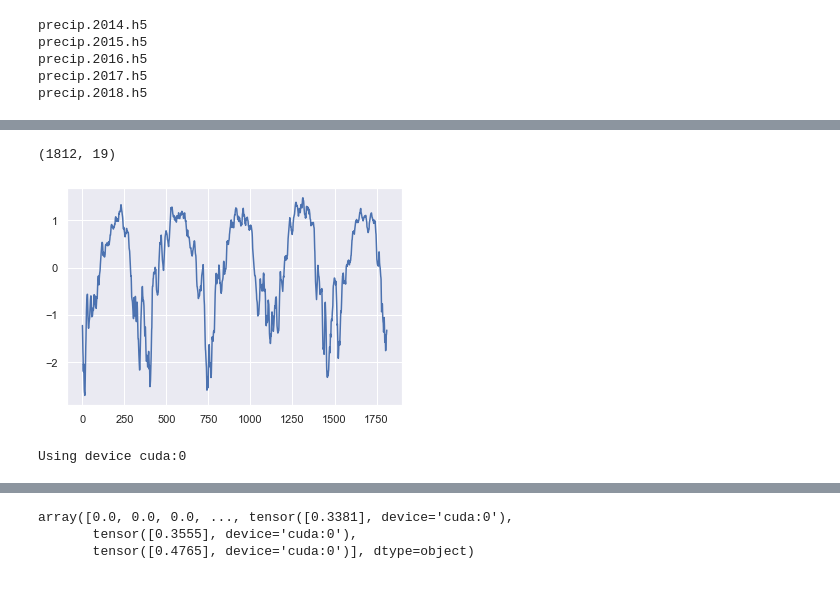
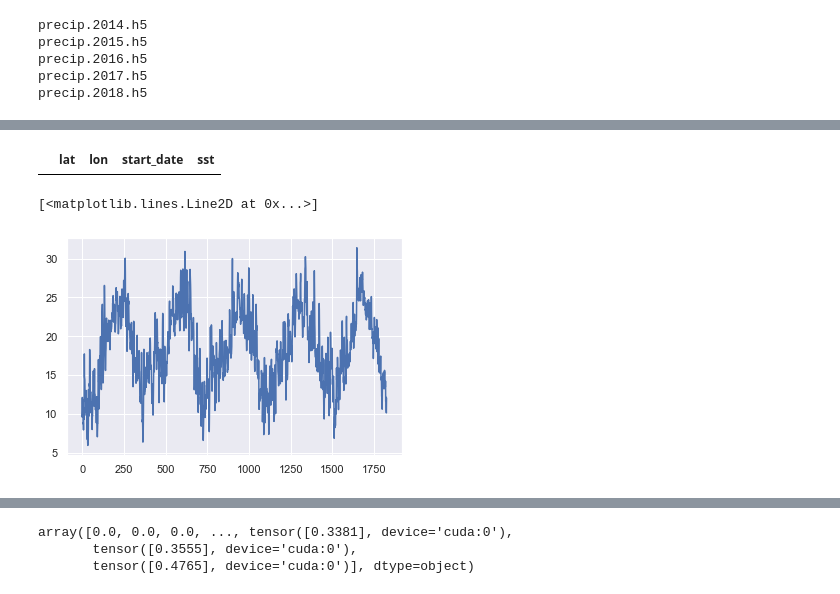
Before and after one commit to Willett-Group/transformer, a Jupyter notebook: ssf_testing_LSTM-Original.ipynb, the cells around one changed output, grey strips where cells are left out. Drawn from its saved outputs; the diff is of its cells as text; code cells hidden in the pictures.

```diff
--- a/ssf_testing_LSTM-Original.ipynb
+++ b/ssf_testing_LSTM-Original.ipynb
@@ -16,6 +18,9 @@ from time import perf_counter
 sns.set()
 # %%
 us_mask = pd.DataFrame(pd.read_hdf('~/Desktop/Research/data/SSF/us_mask.h5'))
+# previous lat/lon = 25.25, 279.25
+tar_lat = 33.75
+tar_lon = 242.25
 # This block is to put all nearby sst data together in time order
 # And also transform data into time order (single location\)
 y_samp = pd.Series()
@@ -48,17 +53,17 @@ for i in range(2014,2019):
     rhum = pd.merge(rhum, us_mask, on=['lat','lon'])
     tmp2m = pd.merge(tmp2m, us_mask, on=['lat','lon'])
 
-    hgt = np.reshape(hgt[(hgt['lat']==25.25) & (hgt['lon']==279.25)].hgt.to_numpy(),(-1,1))
-    rhum = np.reshape(rhum[(rhum['lat']==25.25) & (rhum['lon']==279.25)].rhum.to_numpy(),(-1,1))
-    tmp2m = np.reshape(tmp2m[(tmp2m['lat']==25.25) & (tmp2m['lon']==279.25)].tmp2m.to_numpy(),(-1,1))
+    hgt = np.reshape(hgt[(hgt['lat']==tar_lat) & (hgt['lon']==tar_lon)].hgt.to_numpy(),(-1,1))
+    rhum = np.reshape(rhum[(rhum['lat']==tar_lat) & (rhum['lon']==tar_lon)].rhum.to_numpy(),(-1,1))
+    tmp2m = np.reshape(tmp2m[(tmp2m['lat']==tar_lat) & (tmp2m['lon']==tar_lon)].tmp2m.to_numpy(),(-1,1))
 
-    y_samp = y_samp.append(precip[precip['lat']==25.25].precip,ignore_index=True)
+    y_samp = y_samp.append(precip[(precip['lat']==tar_lat) & (precip['lon']==tar_lon)].precip,ignore_index=True)
 
     if i%4 == 0:
         days = 366
     else:
         days = 365
-    temp = sst[(sst['lat']>=24.25) & (sst['lat']<=26.25) & (sst['lon']>=278.25) & (sst['lon']<=280.25)]
+    temp = sst[(sst['lat']>=tar_lat-1) & (sst['lat']<=tar_lat+1) & (sst['lon']>=tar_lon-1) & (sst['lon']<=tar_lon+1)]
     sst_samp = temp.sst.reset_index().sst.to_numpy()
     size = int(len(sst_samp)/days)
     sst_samp = np.reshape(sst_samp,(size,days)).transpose() # days as rows, different locations as columns
@@ -79,3 +108,8 @@ precip.2018.h5
+# %%
+precip[(precip['lat']==33.75) & (precip['lon']==242.25)]
+sst[(sst['lat']==33.75) & (sst['lon']==242.75)]
+# %% [output]
+|  | lat | lon | start_date | sst |
 # %%
 X_copy = X_samp.copy()
 y_copy = y_samp.to_numpy().copy()
@@ -90,10 +127,9 @@ X_samp[:,X_copy.shape[1]-1] = y_copy.copy()
 target = 'tmp2m'
 # %%
 plt.plot(y_samp)
-X.shape
 # %% [output]
-(1812, 19)
+[<matplotlib.lines.Line2D at 0x...>]
-[figure, old version]
+[figure, new version]
 # %%
 # Calculate moving average for precip
 avg_window = 14
@@ -148,27 +158,0 @@ from src.visualization import map_plot_function, plot_values_distribution, plot_
-# %%
-# Training parameters
-BATCH_SIZE = 8
-NUM_WORKERS = 0
-LR = 2e-4
-EPOCHS = 30
-
-# Model parameters
-d_model = 64 # Lattent dim
-q = 8 # Query size
-v = 8 # Value size
-h = 8 # Number of heads
-N = 4 # Number of encoder and decoder to stack
-attention_size = 12 # Attention window size
-dropout = 0.2 # Dropout rate
-pe = None # Positional encoding
-chunk_mode = None
-
-d_input = 19 # From dataset
-d_output = 1 # From dataset
-
-# Config
-sns.set()
-device = torch.device("cuda:0" if torch.cuda.is_available() else "cpu")
-print(f"Using device {device}")
-# %% [output]
-Using device cuda:0
```
Also changed, not shown: parts of 18 cells of this notebook, 12 other files.
